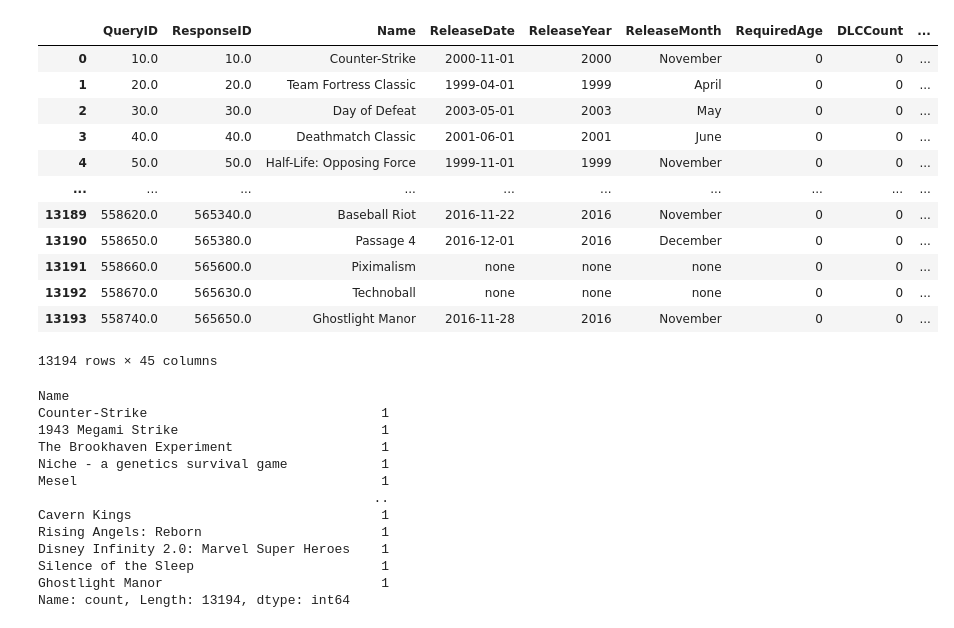
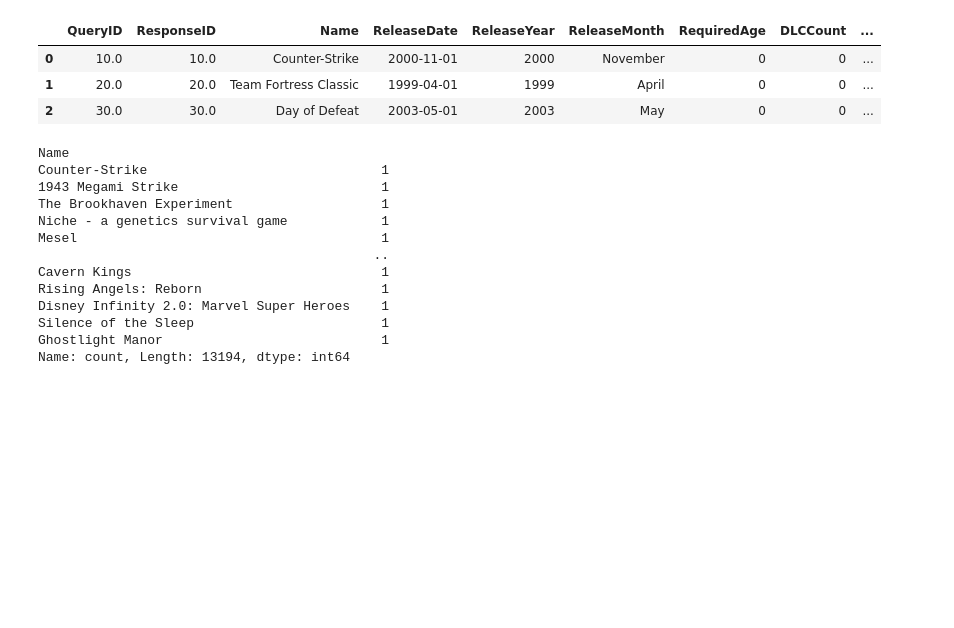
Before and after one commit to barbsjean/Steam_data_analysis, a Jupyter notebook: The Steam Notebook.ipynb, the cells around one changed output. Saved outputs shown, nothing was run; the diff lists cells and outputs as text; code cells hidden in the pictures; blank space fills up the shorter version.

```diff
--- a/The Steam Notebook.ipynb
+++ b/The Steam Notebook.ipynb
@@ -17,21 +17,12 @@ steam_2016 = steam_2016.rename(columns = {'ResponseName' : 'Name', 'PriceInitial
                                          'PriceFinal' : 'PriceFinal_2016'})
 steam_2016 = steam_2016.dropna(subset = ['Name'])
 # %%
-steam_2016
+steam_2016.head(3)
 # %% [output]
 |  | QueryID | ResponseID | Name | ReleaseDate | ReleaseYear | ReleaseMonth | RequiredAge | DLCCount | ... |
 | 0 | 10.0 | 10.0 | Counter-Strike | 2000-11-01 | 2000 | November | 0 | 0 | ... |
 | 1 | 20.0 | 20.0 | Team Fortress Classic | 1999-04-01 | 1999 | April | 0 | 0 | ... |
 | 2 | 30.0 | 30.0 | Day of Defeat | 2003-05-01 | 2003 | May | 0 | 0 | ... |
-| 3 | 40.0 | 40.0 | Deathmatch Classic | 2001-06-01 | 2001 | June | 0 | 0 | ... |
-| 4 | 50.0 | 50.0 | Half-Life: Opposing Force | 1999-11-01 | 1999 | November | 0 | 0 | ... |
-| ... | ... | ... | ... | ... | ... | ... | ... | ... | ... |
-| 13189 | 558620.0 | 565340.0 | Baseball Riot | 2016-11-22 | 2016 | November | 0 | 0 | ... |
-| 13190 | 558650.0 | 565380.0 | Passage 4 | 2016-12-01 | 2016 | December | 0 | 0 | ... |
-| 13191 | 558660.0 | 565600.0 | Piximalism | none | none | none | 0 | 0 | ... |
-| 13192 | 558670.0 | 565630.0 | Technoball | none | none | none | 0 | 0 | ... |
-| 13193 | 558740.0 | 565650.0 | Ghostlight Manor | 2016-11-28 | 2016 | November | 0 | 0 | ... |
-13194 rows × 45 columns
 # %%
 steam_2016['Name'].value_counts()  # checking for duplicates
 # %% [output]
```
Also changed, not shown: parts of 51 cells of this notebook, 3 other files.
